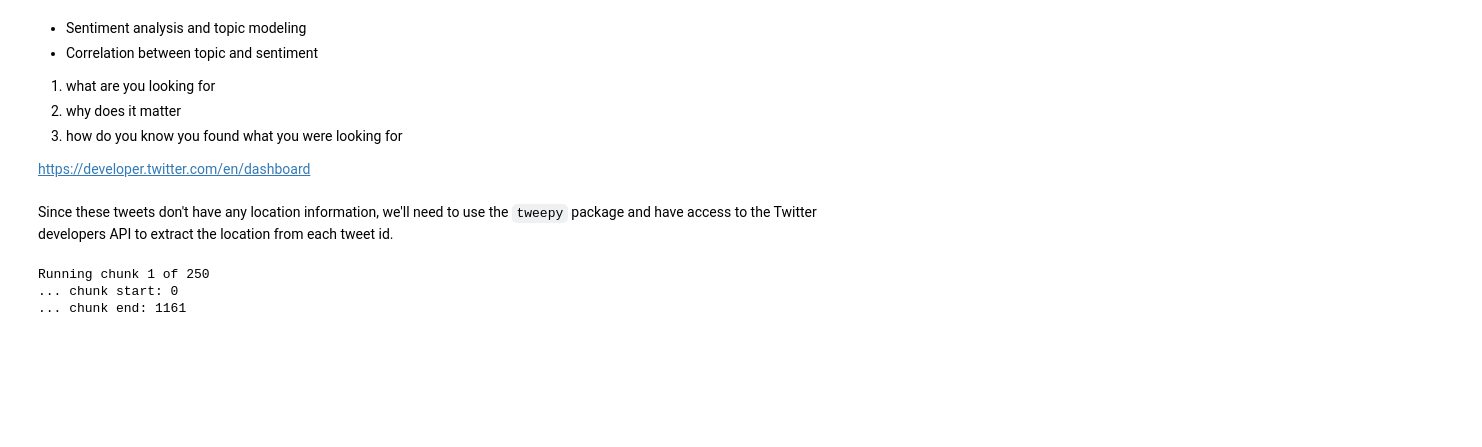
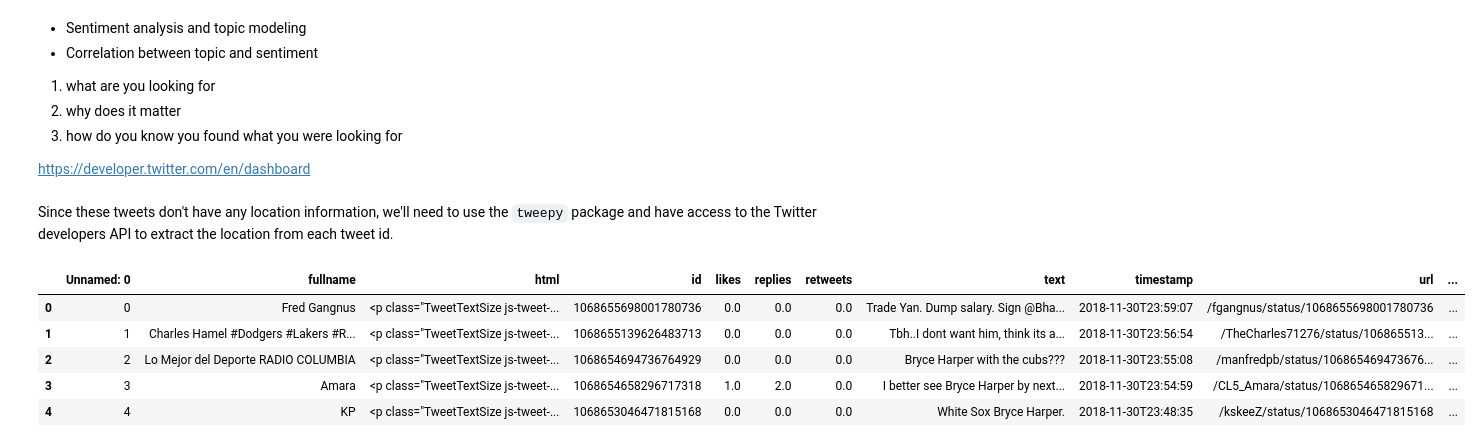
Before and after one commit to MartnAR/IST736, a Jupyter notebook: Project/Alonso_Project_Harper_Tweets.ipynb, the cells around one changed output. Drawn from its saved outputs; the diff is of its cells as text; code cells hidden in the pictures; blank space fills up the shorter version.

```diff
--- a/Project/Alonso_Project_Harper_Tweets.ipynb
+++ b/Project/Alonso_Project_Harper_Tweets.ipynb
@@ -68,32 +68,13 @@ class tweet_location:
             return(tweet_data)
         except:
             print("Tweet ID not found")
-# %%
-if __name__ == '__main__':
-    tweet_ids = df['id']
-    tweet_loc = []
-
-    exec_start_time = time.time()
-
-    with Pool(cpu_count()) as p:
-
-        chunks = 250
-        chunk_size = round(0.5 + len(tweet_ids)/chunks)
-
-        for chunk_i in np.arange(0, chunks):
-            print("Running chunk {} of {}".format(chunk_i + 1, chunks))
-            chunk_start = chunk_i * chunk_size
-            chunk_end = chunk_start + chunk_size
-            chunk_end = min(len(tweet_ids), chunk_end)
-            print("... chunk start: {}".format(chunk_start))
-            print("... chunk end: {}".format(chunk_end))
-
-            tmp = p.map(tweet_location.get_location, list(tweet_ids)[chunk_start:chunk_end])
-            for i in tmp:
-                tweet_location.append(i)
-
-print("Loop took {:.2f} minutes".format((time.time() - exec_start_time)/60.0))
-# %% [output]
-Running chunk 1 of 250
-... chunk start: 0
-... chunk end: 1161
+# %%
+tweets = pd.read_csv('harper_tweets.csv', encoding='latin-1')
+tweets.head()
+# %% [output]
+|  | Unnamed: 0 | fullname | html | id | likes | replies | retweets | text | timestamp | url | ... |
+| 0 | 0 | Fred Gangnus | <p class="TweetTextSize js-tweet-... | 1068655698001780736 | 0.0 | 0.0 | 0.0 | Trade Yan. Dump salary. Sign @Bha... | 2018-11-30T23:59:07 | /fgangnus/status/1068655698001780736 | ... |
+| 1 | 1 | Charles Hamel #Dodgers #Lakers #R... | <p class="TweetTextSize js-tweet-... | 1068655139626483713 | 0.0 | 0.0 | 0.0 | Tbh..I dont want him, think its a... | 2018-11-30T23:56:54 | /TheCharles71276/status/106865513... | ... |
+| 2 | 2 | Lo Mejor del Deporte RADIO COLUMBIA | <p class="TweetTextSize js-tweet-... | 1068654694736764929 | 0.0 | 0.0 | 0.0 | Bryce Harper with the cubs??? | 2018-11-30T23:55:08 | /manfredpb/status/106865469473676... | ... |
+| 3 | 3 | Amara | <p class="TweetTextSize js-tweet-... | 1068654658296717318 | 1.0 | 2.0 | 0.0 | I better see Bryce Harper by next... | 2018-11-30T23:54:59 | /CL5_Amara/status/106865465829671... | ... |
+| 4 | 4 | KP | <p class="TweetTextSize js-tweet-... | 1068653046471815168 | 0.0 | 0.0 | 0.0 | White Sox Bryce Harper. | 2018-11-30T23:48:35 | /kskeeZ/status/1068653046471815168 | ... |
```
Also changed, not shown: parts of 5 cells of this notebook, 14 other files.
